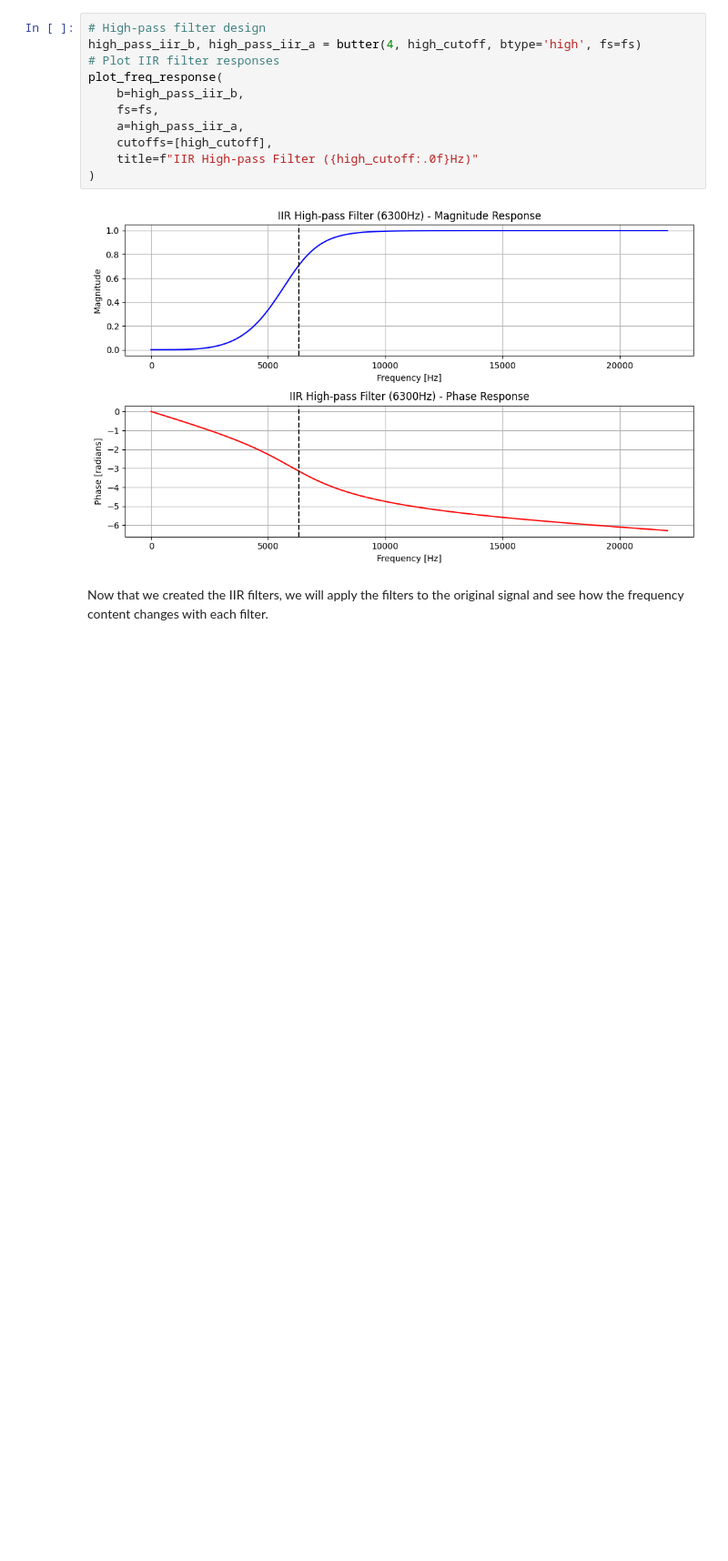
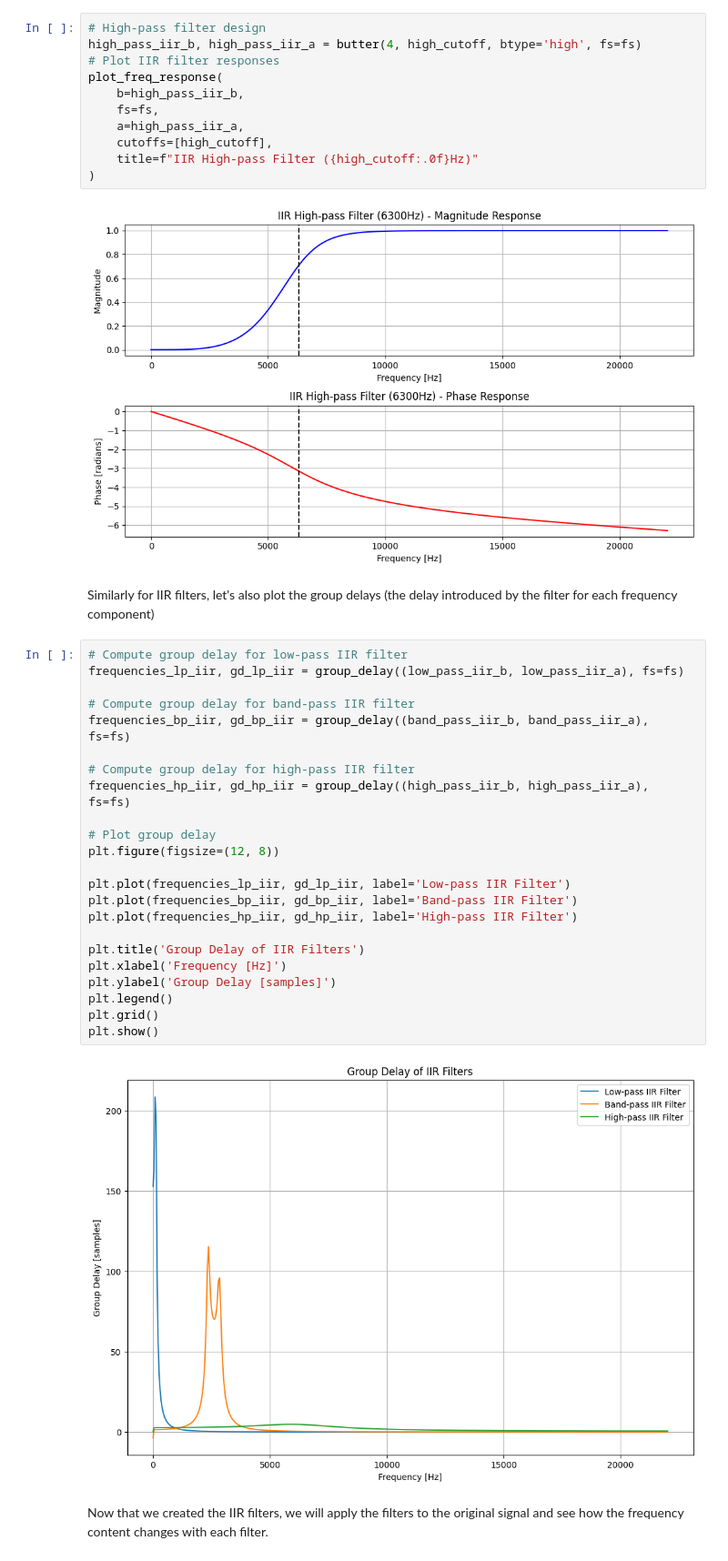
Before and after one commit to AlpSari/time_series_applications, a Jupyter notebook: digital_signal_processing/filtering.ipynb, the cells around one changed output. Shown at 91% size. Saved outputs shown, nothing was run; the diff lists cells and outputs as text; blank space fills up the shorter version.

```diff
--- a/digital_signal_processing/filtering.ipynb
+++ b/digital_signal_processing/filtering.ipynb
@@ -282,5 +312,32 @@ plot_freq_response(
 )
 # %% [output]
 [figure]
+# %% [markdown]
+Similarly for IIR filters, let's also plot the group delays (the delay introduced by the filter for each frequency component)
+# %%
+# Compute group delay for low-pass IIR filter
+frequencies_lp_iir, gd_lp_iir = group_delay((low_pass_iir_b, low_pass_iir_a), fs=fs)
+
+# Compute group delay for band-pass IIR filter
+frequencies_bp_iir, gd_bp_iir = group_delay((band_pass_iir_b, band_pass_iir_a), fs=fs)
+
+# Compute group delay for high-pass IIR filter
+frequencies_hp_iir, gd_hp_iir = group_delay((high_pass_iir_b, high_pass_iir_a), fs=fs)
+
+# Plot group delay
+plt.figure(figsize=(12, 8))
+
+plt.plot(frequencies_lp_iir, gd_lp_iir, label='Low-pass IIR Filter')
+plt.plot(frequencies_bp_iir, gd_bp_iir, label='Band-pass IIR Filter')
+plt.plot(frequencies_hp_iir, gd_hp_iir, label='High-pass IIR Filter')
+
+plt.title('Group Delay of IIR Filters')
+plt.xlabel('Frequency [Hz]')
+plt.ylabel('Group Delay [samples]')
+plt.legend()
+plt.grid()
+plt.show()
+# %% [output]
+[figure, added]
 # %% [markdown]
 Now that we created the IIR filters, we will apply the filters to the original signal and see how the frequency content changes with each filter.
```
Also changed, not shown: parts of 18 cells of this notebook.
